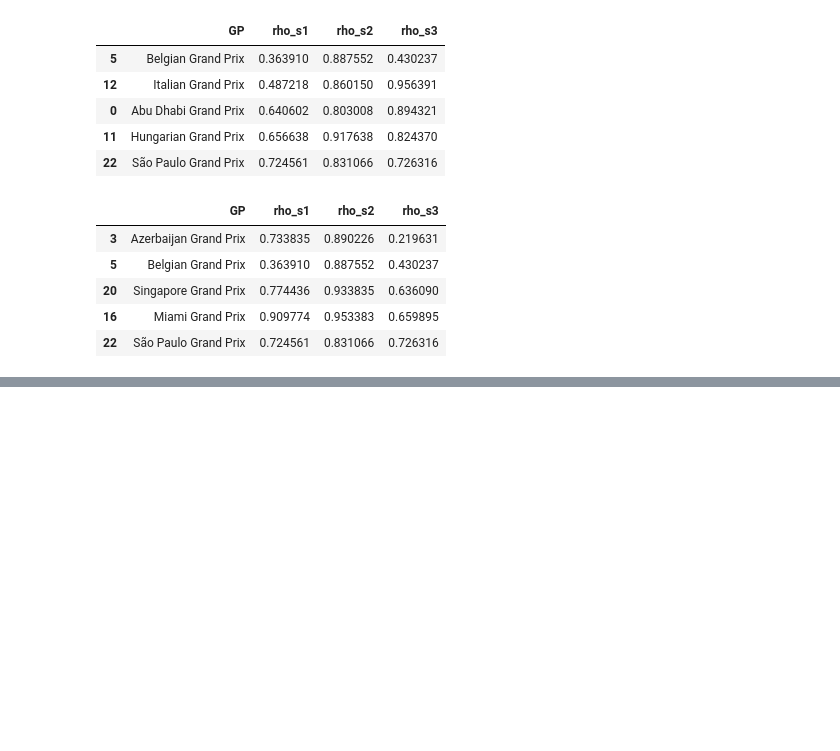
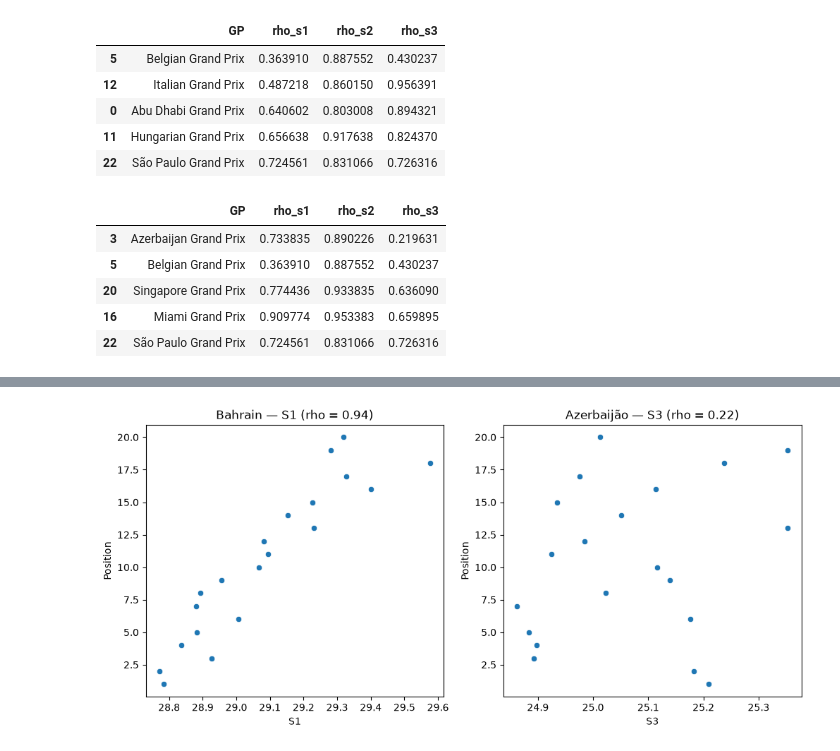
Before and after one commit to sofiaxyz1/box-box-analytics, a Jupyter notebook: notebooks/03_setores_vs_grid.ipynb, the cells around one changed output, grey strips where cells are left out. Drawn from its saved outputs; the diff is of its cells as text; code cells hidden in the pictures; blank space fills up the shorter version.

```diff
--- a/notebooks/03_setores_vs_grid.ipynb
+++ b/notebooks/03_setores_vs_grid.ipynb
@@ -178,0 +190,15 @@ tabela_correlacoes.to_csv('../data/processed/correlacoes_setores_grid.csv', inde
+# %%
+baku = quali2025[quali2025['GP'] == 'Azerbaijan Grand Prix']
+
+fig, eixos = plt.subplots(1, 2, figsize=(12, 5))
+
+sns.scatterplot(data=gpbahrain, x='S1', y='Position', ax=eixos[0])
+eixos[0].set_title('Bahrain — S1 (rho = 0.94)')
+
+sns.scatterplot(data=baku, x='S3', y='Position', ax=eixos[1])
+eixos[1].set_title('Azerbaijão — S3 (rho = 0.22)')
+
+plt.savefig('../reports/figures/scatter_contraste_forte_fraco.png')
+plt.show()
+# %% [output]
+[figure, added]
```
Also changed, not shown: parts of 3 cells of this notebook, 2 other files.
